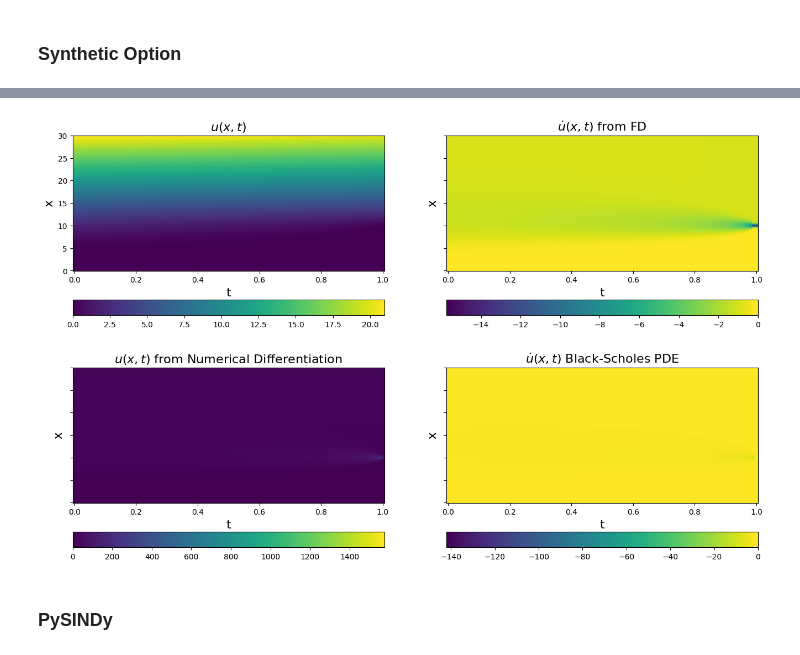
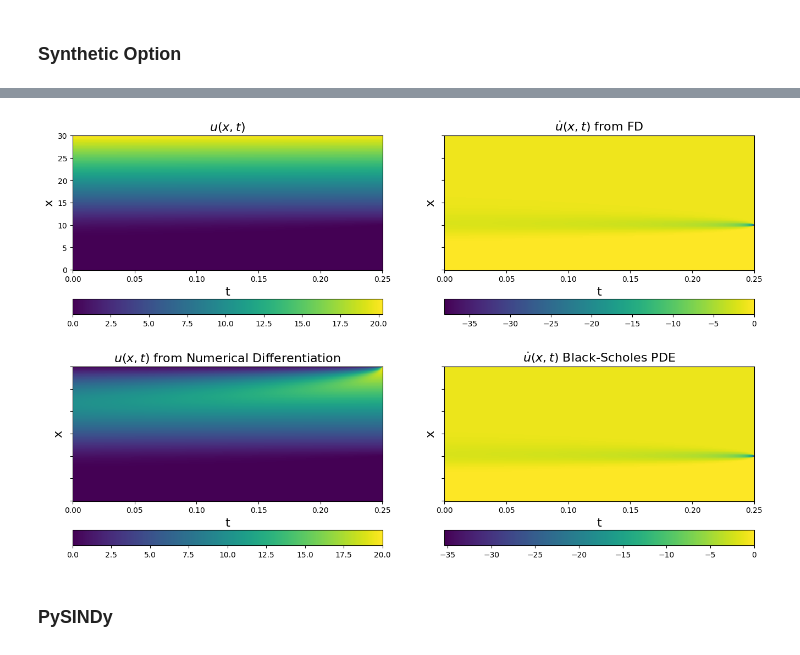
Before and after one commit to brunoCCOS/bs-find-with-sindy, a Jupyter notebook: SINDy_precificacao_derivativos.ipynb, the cells around one changed output, grey strips where cells are left out. Drawn from its saved outputs; the diff is of its cells as text; code cells hidden in the pictures.

```diff
--- a/SINDy_precificacao_derivativos.ipynb
+++ b/SINDy_precificacao_derivativos.ipynb
@@ -84,7 +84,7 @@ sigma = 0.4
 K = 10
 T = 0.25
 
-timesteps = 1000
+timesteps = 2000
 spacesteps =  200
 
 # Monte Carlo simulation
@@ -110,11 +110,10 @@ u = call_prices.T
 def numerical_black_scholes(S,K,dt,r,sigma):
     M = len(S[0])
     N = len(S[:,0])
-    V = np.zeros(S.shape)
+    V = np.array([np.zeros(N)])
     #Boundary and initial conditions
-    V[0,:] = 0
-    V[:, 0] = np.max([S[:,0]-K,np.zeros(S[:,0].shape)],axis=0)
-    V[:,-1] = np.max([S[:,-1]-K,np.zeros(S[:,-1].shape)],axis=0)
+    V0 = np.max([S[:,-1]-K,np.zeros(S[:,-1].shape)],axis=0)
+    V[0] = V0
 
     alpha = (sigma**2)*dt
     beta = r*dt
@@ -140,11 +139,18 @@ def numerical_black_scholes(S,K,dt,r,sigma):
 
     Z[0] = l[0]
     Z[N-2] = u[N]
-
+    print(M)
     #Calculate option-value
-    for m in range(1,M-1):
-        V[1:,m] = np.matmul(A,V[1:,m-1]) + Z*V[1:,m-1]
-
-    return A,Z,V
+    for m in range(M-1):
+        v_m = []
+        for n in range(N):
+            if n == 0:
+                v_m.append((1- alpha*(n**2)-beta)*V[m,n]  + 0.5*(alpha*(n**2) + beta*n)*V[m,n+1])
+            elif n+1==N:
+                v_m.append(0.5*(alpha*(n**2) - beta*n)*V[m,n-1] + (1- alpha*(n**2)-beta)*V[m,n])
+            else:
+                v_m.append(0.5*(alpha*(n**2) - beta*n)*V[m,n-1] + (1- alpha*(n**2)-beta)*V[m,n]  + 0.5*(alpha*(n**2) + beta*n)*V[m,n+1])
+        V = np.concatenate((V,[v_m]),axis=0)
+    return V
 # %%
-A,Z,V = numerical_black_scholes(X.T,K,dt,r,sigma)
+V = numerical_black_scholes(X.T,K,dt,r,sigma)
@@ -190,36 +182,36 @@ plt.pcolormesh(t, x, u_t)
 plt.xlabel("t", fontsize=16)
 plt.ylabel("x", fontsize=16)
 ax = plt.gca()
 ax.set_yticklabels([])
 plt.title(r"$\dot{u}(x, t)$ from FD", fontsize=16)
 plt.colorbar(orientation="horizontal")
 
 u_dot = -(1/2)*((sigma**2)*(n_arr**2)*(adapt_u_xx)) - (r*(n_arr)*(adapt_u_x)) + r*u
 plt.subplot(2, 2, 4)
 plt.pcolormesh(t, x, u_dot)
 plt.xlabel("t", fontsize=16)
 plt.ylabel("x", fontsize=16)
 ax = plt.gca()
 ax.set_yticklabels([])
 plt.title(r"$\dot{u}(x, t)$ Black-Scholes PDE", fontsize=16)
 plt.colorbar(orientation="horizontal")
 
 
 # u_ = 1/2*(r*n_arr*dt - (sigma**2)*(n_arr**2)*dt)
-u_ = 1/(2*r)*((sigma**2)*(n_arr**2)*(adapt_u_xx)) + n_arr*(adapt_u_x)/2 - u_t/r
+# u_ = 1/(2*r)*((sigma**2)*(n_arr**2)*(adapt_u_xx)) + n_arr*(adapt_u_x)/2 - u_t/r
 plt.subplot(2, 2, 3)
-plt.pcolormesh(t, x, u_)
+plt.pcolormesh(t, x, V.T)
 plt.xlabel("t", fontsize=16)
 plt.ylabel("x", fontsize=16)
 ax = plt.gca()
 ax.set_yticklabels([])
 plt.title(r"$u(x, t)$ from Numerical Differentiation", fontsize=16)
 plt.colorbar(orientation="horizontal")
 
 plt.show()
 # See how much SmoothedFiniteDifference improves the derivatives!
 # %% [output]
-[figure, old version]
+[figure, new version]
 # %% [markdown]
 ### PySINDy
 # %%
```
Also changed, not shown: parts of 2 cells of this notebook.
